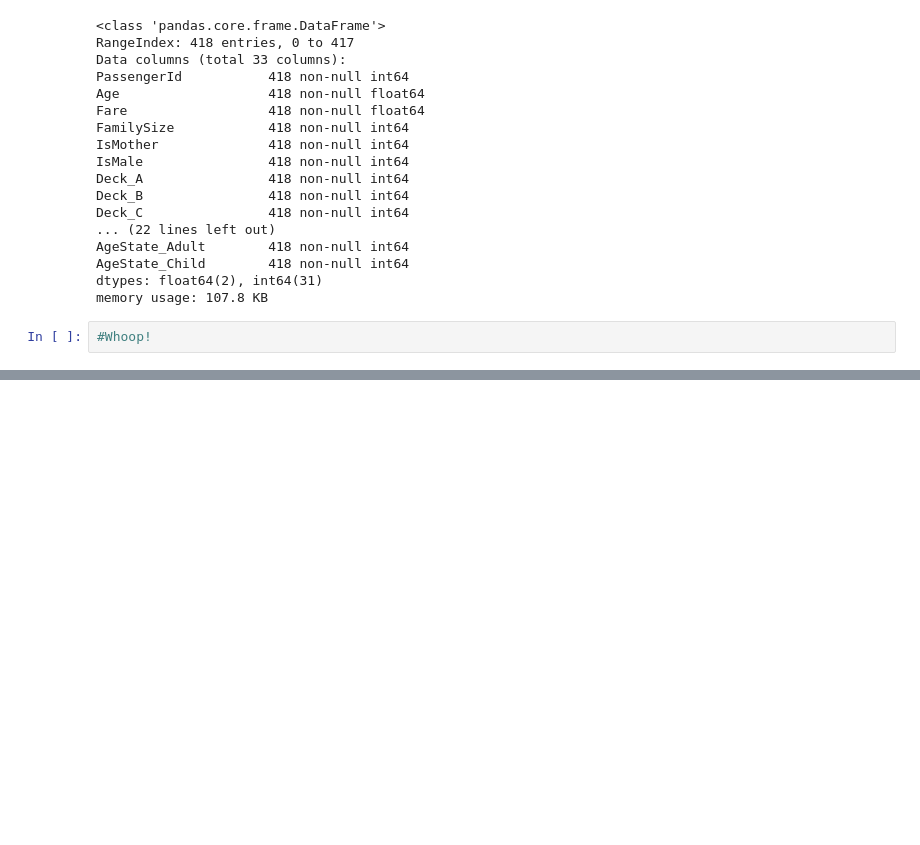
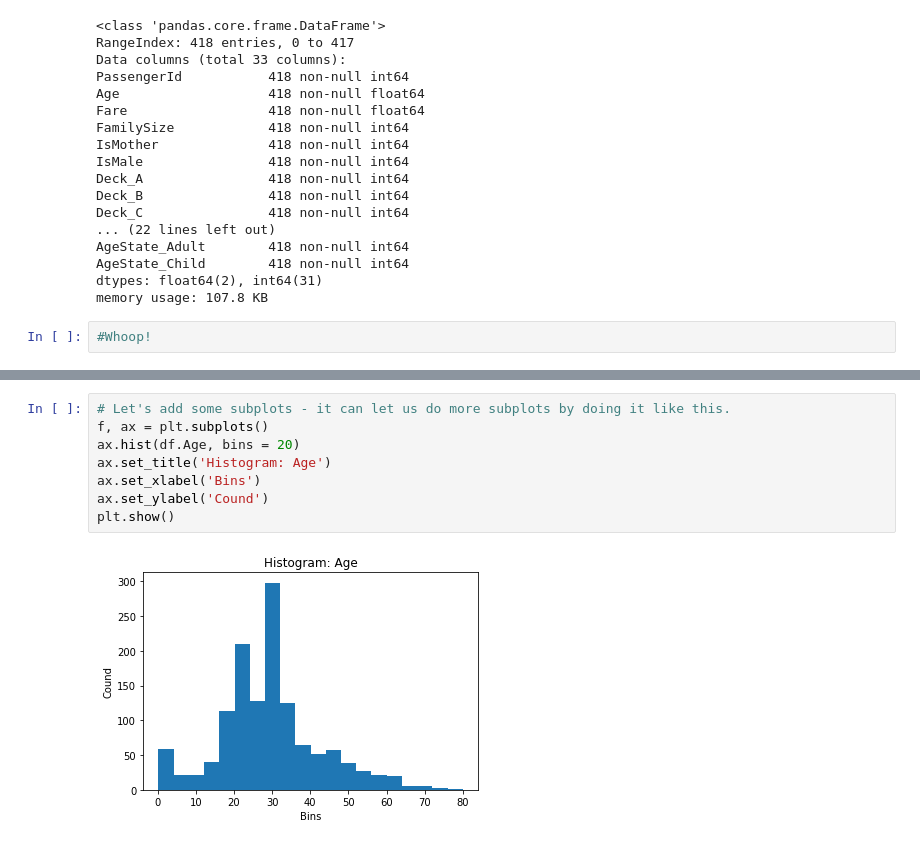
Before and after one commit to graemerenfrew/titanic, a Jupyter notebook: notebooks/2.0-ak-exploring-processing-data.ipynb, the cells around one changed output, grey strips where cells are left out. Drawn from its saved outputs; the diff is of its cells as text; blank space fills up the shorter version.

```diff
--- a/notebooks/2.0-ak-exploring-processing-data.ipynb
+++ b/notebooks/2.0-ak-exploring-processing-data.ipynb
@@ -1662,0 +1693,10 @@ memory usage: 107.8 KB
+# %%
+# Let's add some subplots - it can let us do more subplots by doing it like this.
+f, ax = plt.subplots()
+ax.hist(df.Age, bins = 20)
+ax.set_title('Histogram: Age')
+ax.set_xlabel('Bins')
+ax.set_ylabel('Cound')
+plt.show()
+# %% [output]
+[figure, added]
```
Also changed, not shown: parts of 7 cells of this notebook.
